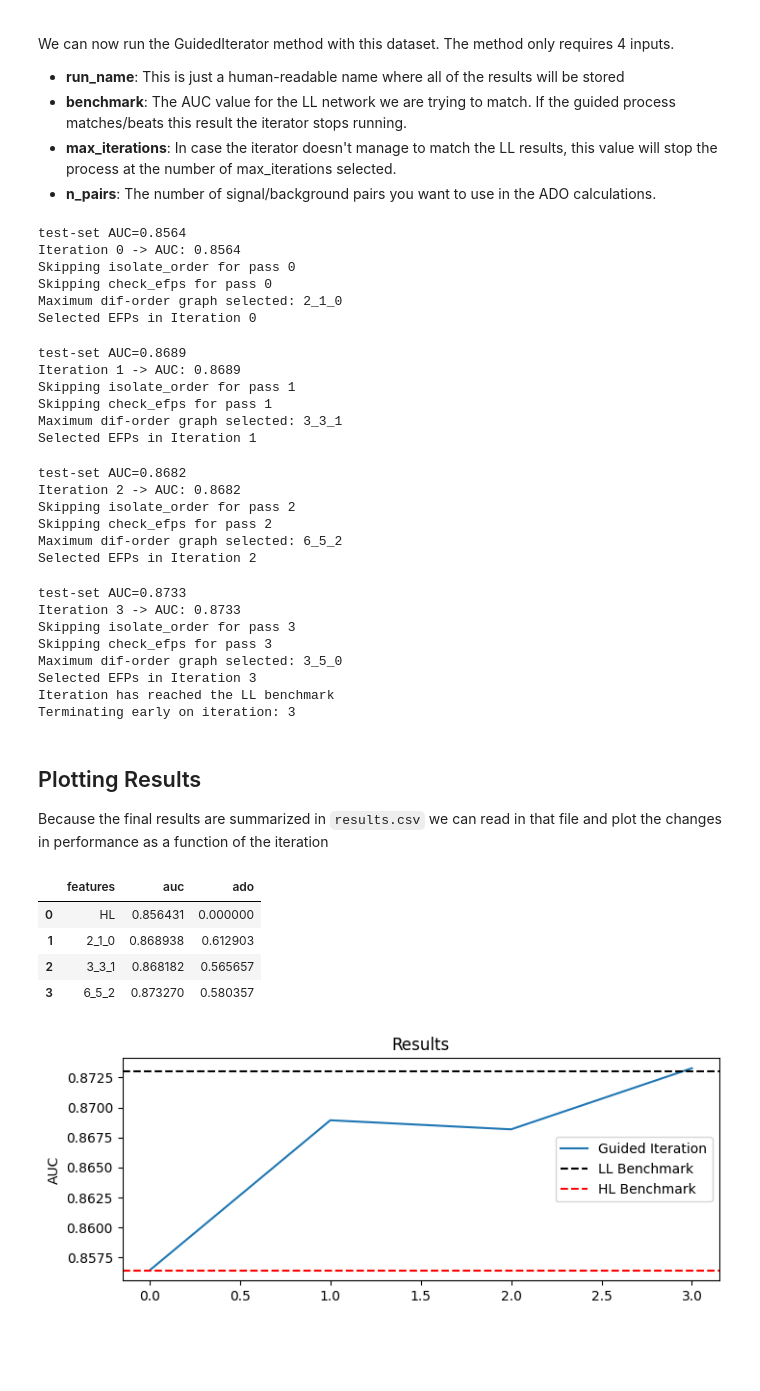
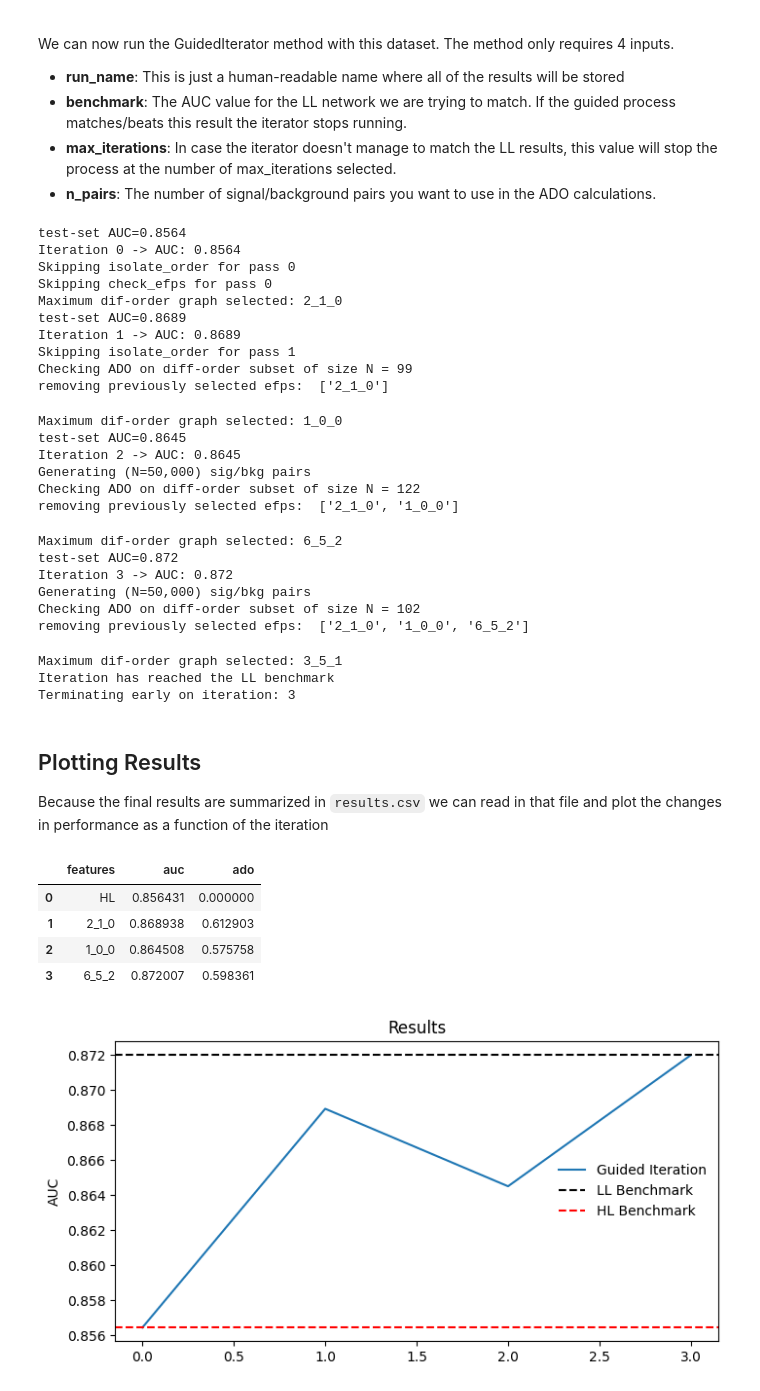
Before and after one commit to taylorFaucett/guided-iteration, a Jupyter notebook: guided_iteration_example.ipynb, the cells around one changed output. Cells and saved outputs as stored; diff of their text form; code cells hidden in the pictures; blank space fills up the shorter version.

```diff
--- a/guided_iteration_example.ipynb
+++ b/guided_iteration_example.ipynb
@@ -47,7 +47,7 @@ We can now run the GuidedIterator method with this dataset. The method only requ
 - **n_pairs**: The number of signal/background pairs you want to use in the ADO calculations.
 # %%
 from GuidedIterator import GuidedIterator
-benchmark = 0.873
+benchmark = 0.872
 GuidedIterator(run_name="demo", benchmark=benchmark, n_pairs=50_000, max_iterations=10).run()
 # %% [output]
 test-set AUC=0.8564
@@ -55,25 +55,24 @@ Iteration 0 -> AUC: 0.8564
 Skipping isolate_order for pass 0
 Skipping check_efps for pass 0
 Maximum dif-order graph selected: 2_1_0
-Selected EFPs in Iteration 0
+test-set AUC=0.8689
+Iteration 1 -> AUC: 0.8689
+Skipping isolate_order for pass 1
+Checking ADO on diff-order subset of size N = 99
+removing previously selected efps:  ['2_1_0']
-test-set AUC=0.8689
-Iteration 1 -> AUC: 0.8689
-Skipping isolate_order for pass 1
-Skipping check_efps for pass 1
-Maximum dif-order graph selected: 3_3_1
-Selected EFPs in Iteration 1
+Maximum dif-order graph selected: 1_0_0
+test-set AUC=0.8645
+Iteration 2 -> AUC: 0.8645
+Generating (N=50,000) sig/bkg pairs
+Checking ADO on diff-order subset of size N = 122
+removing previously selected efps:  ['2_1_0', '1_0_0']
-test-set AUC=0.8682
-Iteration 2 -> AUC: 0.8682
-Skipping isolate_order for pass 2
-Skipping check_efps for pass 2
 Maximum dif-order graph selected: 6_5_2
-Selected EFPs in Iteration 2
+test-set AUC=0.872
+Iteration 3 -> AUC: 0.872
+Generating (N=50,000) sig/bkg pairs
+Checking ADO on diff-order subset of size N = 102
+removing previously selected efps:  ['2_1_0', '1_0_0', '6_5_2']
-test-set AUC=0.8733
-Iteration 3 -> AUC: 0.8733
-Skipping isolate_order for pass 3
-Skipping check_efps for pass 3
-Maximum dif-order graph selected: 3_5_0
-Selected EFPs in Iteration 3
+Maximum dif-order graph selected: 3_5_1
 Iteration has reached the LL benchmark
 Terminating early on iteration: 3
 # %% [markdown]
@@ -82,18 +81,18 @@ Because the final results are summarized in `results.csv` we can read in that fi
 # %%
 results = pd.read_csv(home / "results" / "demo" / "results.csv", index_col=[0])
 display(results)
-fig, ax = plt.subplots(figsize=(8,3))
+fig, ax = plt.subplots(figsize=(8,4))
 ax.plot(results["auc"], label="Guided Iteration")
 ax.axhline(benchmark, linestyle="--", color='k', label="LL Benchmark")
 ax.axhline(results["auc"][0], linestyle="--", color='r', label="HL Benchmark")
 ax.set_ylabel("AUC")
 ax.set_title("Results")
-plt.legend()
+plt.legend(frameon=False)
 plt.savefig(home / "results" / "demo" / "results.png")
 # %% [output]
 |  | features | auc | ado |
 | 0 | HL | 0.856431 | 0.000000 |
 | 1 | 2_1_0 | 0.868938 | 0.612903 |
-| 2 | 3_3_1 | 0.868182 | 0.565657 |
-| 3 | 6_5_2 | 0.873270 | 0.580357 |
+| 2 | 1_0_0 | 0.864508 | 0.575758 |
+| 3 | 6_5_2 | 0.872007 | 0.598361 |
-[figure, old version]
+[figure, new version]
```
Also changed, not shown: 11 other files.
